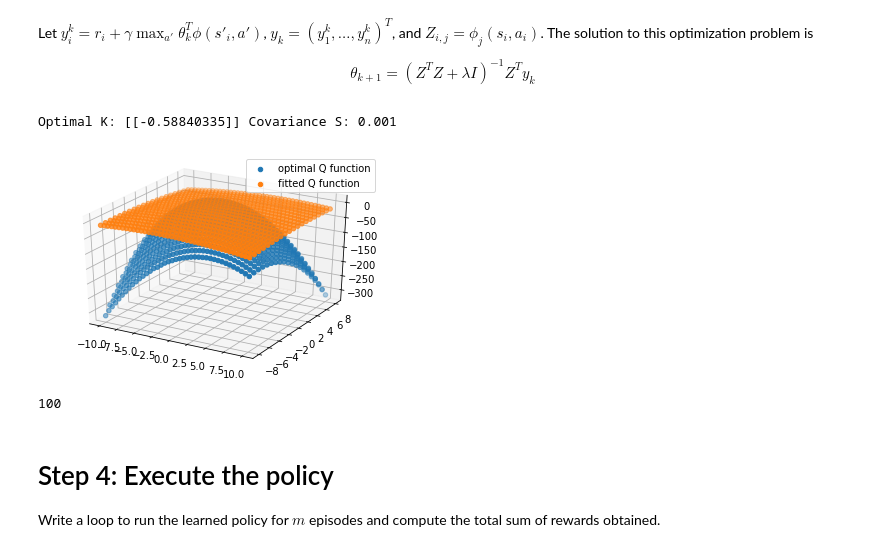
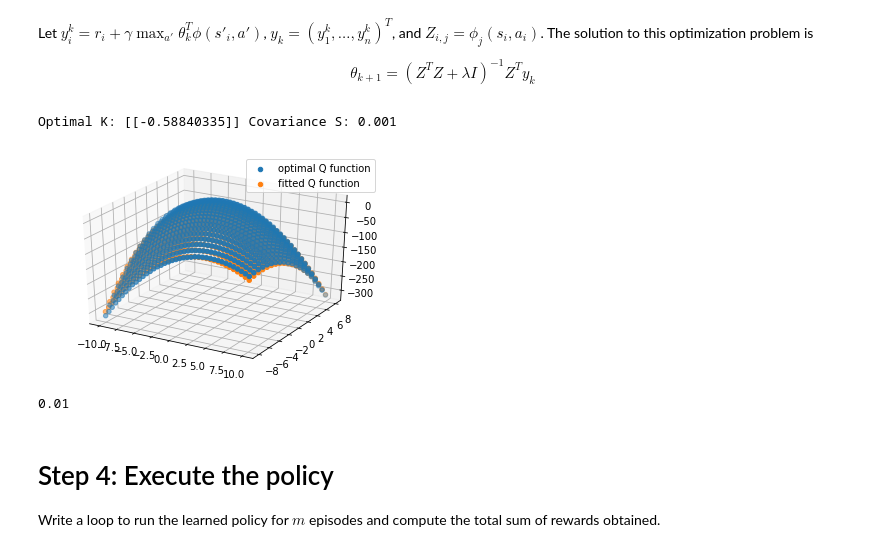
Before and after one commit to Kabongosalomon/Introduction-RL, a Jupyter notebook: Session 03/Fitted_Q_Iteration.ipynb, the cells around one changed output. Saved outputs shown, nothing was run; the diff lists cells and outputs as text; code cells hidden in the pictures.

```diff
--- a/Session 03/Fitted_Q_Iteration.ipynb
+++ b/Session 03/Fitted_Q_Iteration.ipynb
@@ -192,7 +192,7 @@ class LQG_FeatureFunction:
         self.feature_dim = 3
         self.state_dim = 1
 
-    def map(self, state, action):
+    def ϕ(self, state, action):
         feature = np.zeros(3)
         feature[0] = state * action
         feature[1] = state**2 + action**2
@@ -218,51 +218,51 @@ theta = np.zeros(feature_map.feature_dim)
 # collect data
 policy = RandomPolicy(actions)
 data = collect_data(policy, env, N_transitions, horizon)
-data_states, data_actions, data_next_states, data_rewards, data_done_flags = data
+data_states, data_actions, next_states, rewards, done_flags = data
 # states, actions, next_states, rewards, done_flags = data
 
 
 
 # FQI
 n_it = 10
 
 Z = np.zeros((N_transitions, feature_map.feature_dim))
 y = np.zeros((N_transitions,))
 for it in range(n_it):
     # Compute matrix Z and targets y
     for nn in range(N_transitions):
-        Z[nn, :] = feature_map.map(data_states[nn, :], data_actions[nn, :])
+        Z[nn, :] = feature_map.ϕ(data_states[nn, :], data_actions[nn, :])
 
         # y[nn] = data_rewards[nn] + \
         # gamma*max([np.dot(theta[nn], feature_map.map(data_next_states[nn], act] for act in data_actions)])
 
         # Compute max_a_q(nextstates[nn, :], a)
         max_value = -np.inf
-        for action in actions:
-            q_next_state_a = theta.dot(feature_map.map(next_states[nn, :], action))
+        for action in data_actions:
+            q_next_state_a = theta.dot(feature_map.ϕ(next_states[nn, :], action))
             if (q_next_state_a > max_value):
                 max_value = q_next_state_a
 
-            #
-            y[nn]= rewards[nn] + gamma*max_value
+        #
+        y[nn]= rewards[nn] + gamma*max_value
 
 
 
     # Solve least squares problem to update theta
     b = Z.T.dot(y)
-    lambdaa = 0.01
-    A = Z.T.dot(Z) + lambdaa*np.eye(feature_map.feature_dim)
+    λ = 0.01
+    A = Z.T.dot(Z) + λ*np.eye(feature_map.feature_dim)
     theta = np.linalg.solve(A, b)
 
 # Plot solution
 plot_solution(env, feature_map, states, actions, theta, gamma)
 # %% [output]
 Optimal K: [[-0.58840335]] Covariance S: 0.001
-[figure, old version]
+[figure, new version]
-# %%
-len(next_states)
-# %% [output]
-100
+# %%
+λ
+# %% [output]
+0.01
 # %% [markdown]
 # Step 4: Execute the policy
 
```
Also changed, not shown: parts of 1 cell of this notebook.
